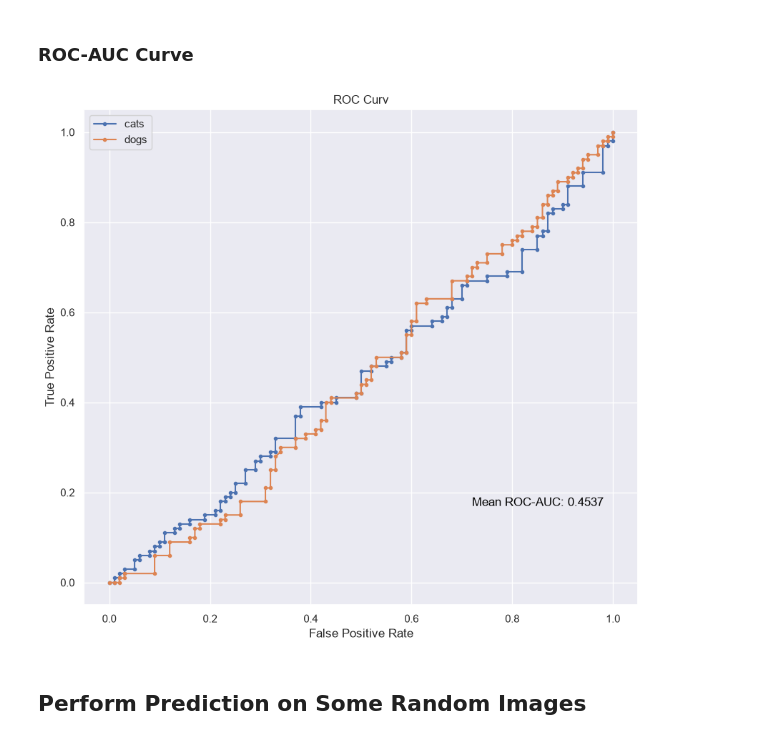
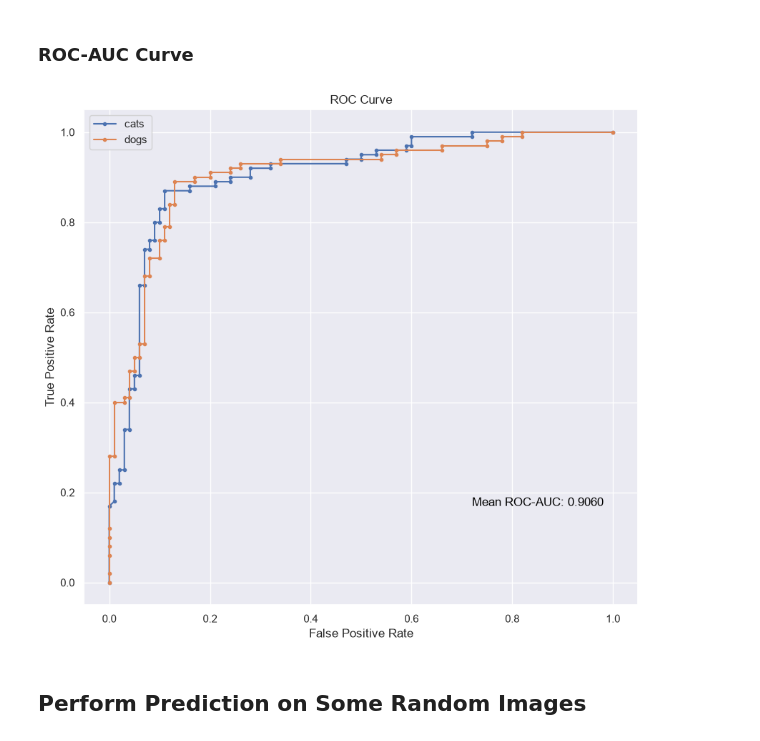
Before and after one commit to hamza-aziz-ai/MLOPs-Cats-Dogs-Pipeline, a Jupyter notebook: notebooks/01_model_development.ipynb, the cells around one changed output. Drawn from its saved outputs; the diff is of its cells as text; code cells hidden in the pictures.

```diff
--- a/notebooks/01_model_development.ipynb
+++ b/notebooks/01_model_development.ipynb
@@ -493,7 +499,7 @@ class ConvolutionalBlock(nn.Module):
     Implementation of the convolutional block as defined in Figure 4
 
     Arguments:
-        inputs: input tensor of shape (m, n_H_prev, n_W_prev, n_C_prev)
+        in_channels: input tensor of shape (m, n_H_prev, n_W_prev, n_C_prev)
         f: integer, specifying the shape of the middle CONV's window for the main path
         filters: python list of integers, defining the number of filters in the CONV layers of the main path
         stage: integer, used to name the layers, depending on their position in the network
@@ -983,6 +989,6 @@ Sequential(
 # %%
 # Optimizer
-optimizer = torch.optim.Adam(model.parameters())
+optimizer = torch.optim.Adam(model.parameters(), lr=LEARNING_RATE, weight_decay=WEIGHT_DECAY)
 
 # Loss
 criterion = nn.CrossEntropyLoss()
@@ -1011,10 +1017,10 @@ class EarlyStoppingConfig(TypedDict):
 
 early_stopping: EarlyStoppingConfig = {
     'monitor': 'val_accuracy',
-    'min_delta': 0.01,
+    'min_delta': MIN_DELTA,
     'mode': 'max',
     'verbose': 1,
-    'patience': 20
+    'patience': PATIENCE
 }
 # %% [markdown]
 ### Model checkpointing
@@ -1053,11 +1059,13 @@ A plain `for epoch in range(epochs):` loop: for each epoch, iterate `train_gener
 - **Per-epoch validation:** the loop switches to `model.eval()` and iterates `validate_generator` under `torch.no_grad()` after each training pass.
 - **Checkpointing and early stopping:** implemented inline using the `model_checkpoint`/`early_stopping` settings above, not separate callback objects.
 # %%
-# TODO: Play around with 'epochs'. Change the number epochs and note the matrices of the model to see how number of epochs can affect the model accuracy.
+# epochs sourced from params.yaml (training.epochs); early stopping above
+# (early_stopping['patience']/['min_delta']) halts the loop before the full
+# budget once validation accuracy plateaus.
 
 if RUN_TRAINING and DATA_AVAILABLE:
 
-    epochs = 100
+    epochs = EPOCHS
 
     best_val_accuracy = 0.0
     epochs_without_improvement = 0
@@ -1509,35 +1533,35 @@ for class_idx in range(predictions_matrix.shape[1]):
     class_labels = (test_true_labels == class_idx).astype(int)
 
     # Calculate false positive rate, true positive rate, and AUC for the current class
     fpr, tpr, _ = roc_curve(class_labels, predictions_class)
     roc_auc = auc(fpr, tpr)
 
     # Append the results to the respective lists
     fpr_list.append(fpr)
     tpr_list.append(tpr)
     auc_list.append(roc_auc)
 
     # Plot the ROC curve for the current class
     plt.plot(fpr, tpr, marker='.')
 
 # Set the plot labels and title
 plt.xlabel("False Positive Rate")
 plt.ylabel("True Positive Rate")
-plt.title("ROC Curv")
+plt.title("ROC Curve")
 
 # Show the legend with class names or indices
 plt.legend(labels)
 
 # Calculate the mean ROC-AUC score for multi-class classification
 mean_roc_auc_score = float(np.mean(auc_list))
 
 # Add mean ROC-AUC score as a text annotation on the plot
 plt.annotate(f"Mean ROC-AUC: {mean_roc_auc_score:.4f}", xy=(0.7, 0.2), xycoords='axes fraction', fontsize=12, color='black')
 
 # Show the plot
 plt.show()
 # %% [output]
-[figure, old version]
+[figure, new version]
 # %% [markdown]
 ## Perform Prediction on Some Random Images
 # %% [markdown]
```
Also changed, not shown: parts of 36 cells of this notebook, 23 other files.
